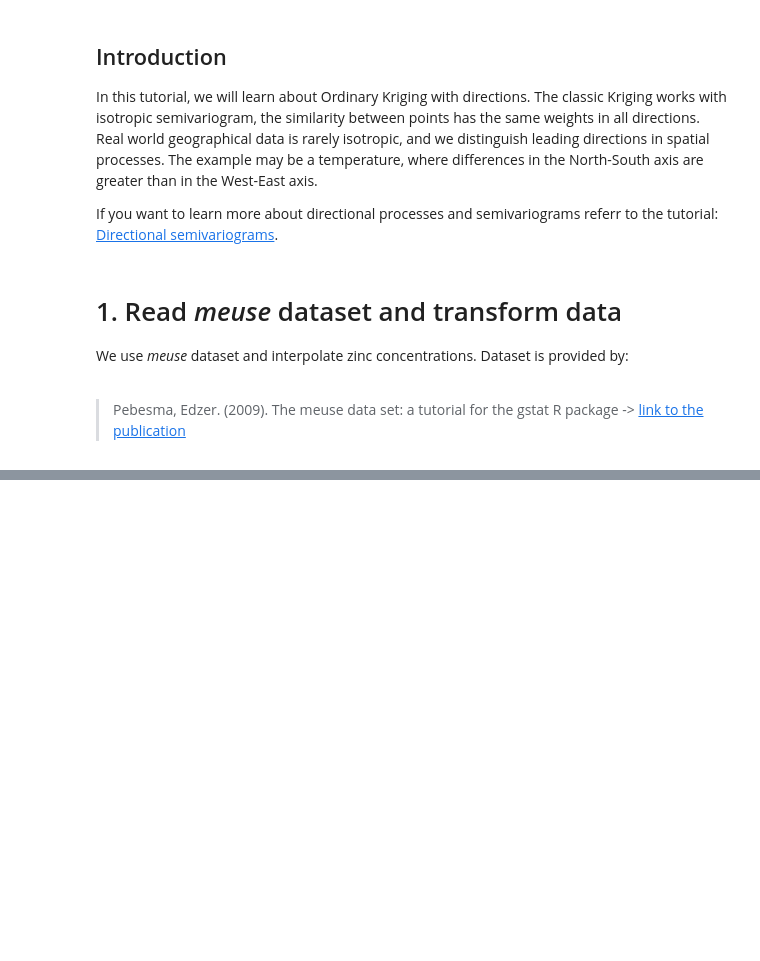
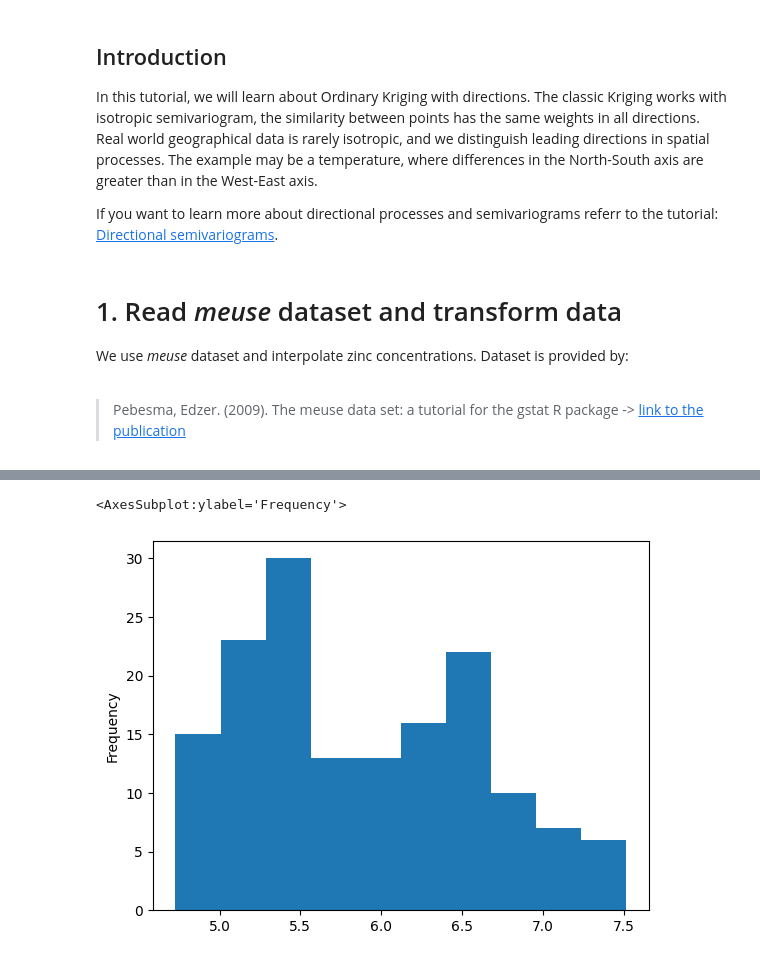
Before and after one commit to DataverseLabs/pyinterpolate, a Jupyter notebook: tutorials/Directional Ordinary Kriging (Intermediate).ipynb, the cells around one changed output, grey strips where cells are left out. Drawn from its saved outputs; the diff is of its cells as text; code cells hidden in the pictures; blank space fills up the shorter version.

```diff
--- a/tutorials/Directional Ordinary Kriging (Intermediate).ipynb
+++ b/tutorials/Directional Ordinary Kriging (Intermediate).ipynb
@@ -33,0 +65,7 @@ import pyinterpolate as ptp
+# %%
+df['log-zinc'] = np.log(df['zinc'])
+# %%
+df['log-zinc'].plot(kind='hist')
+# %% [output]
+<AxesSubplot:ylabel='Frequency'>
+[figure, added]
```
Also changed, not shown: parts of 19 cells of this notebook, 3 other files.
